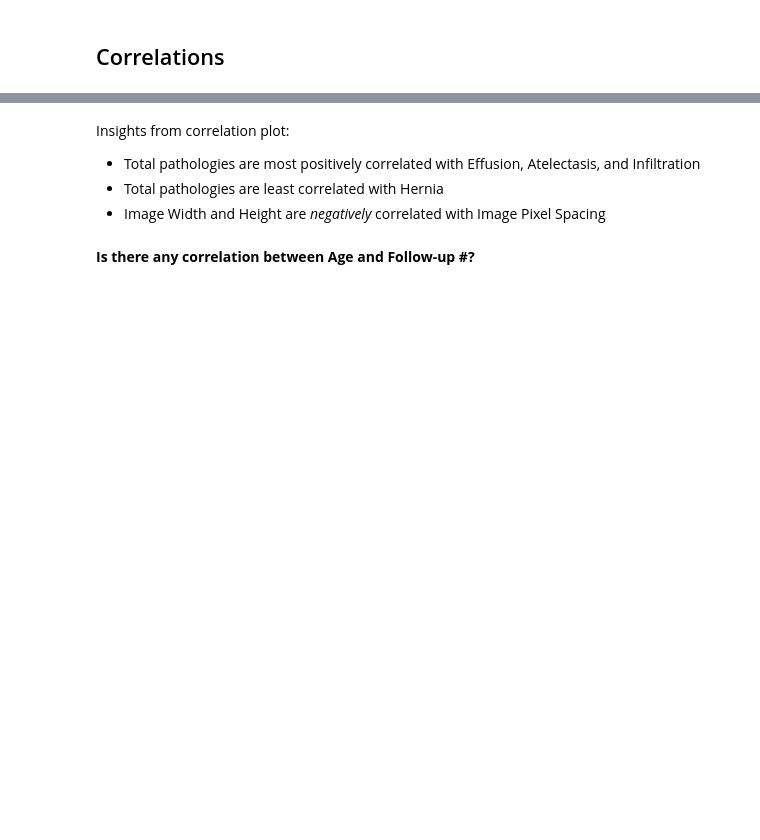
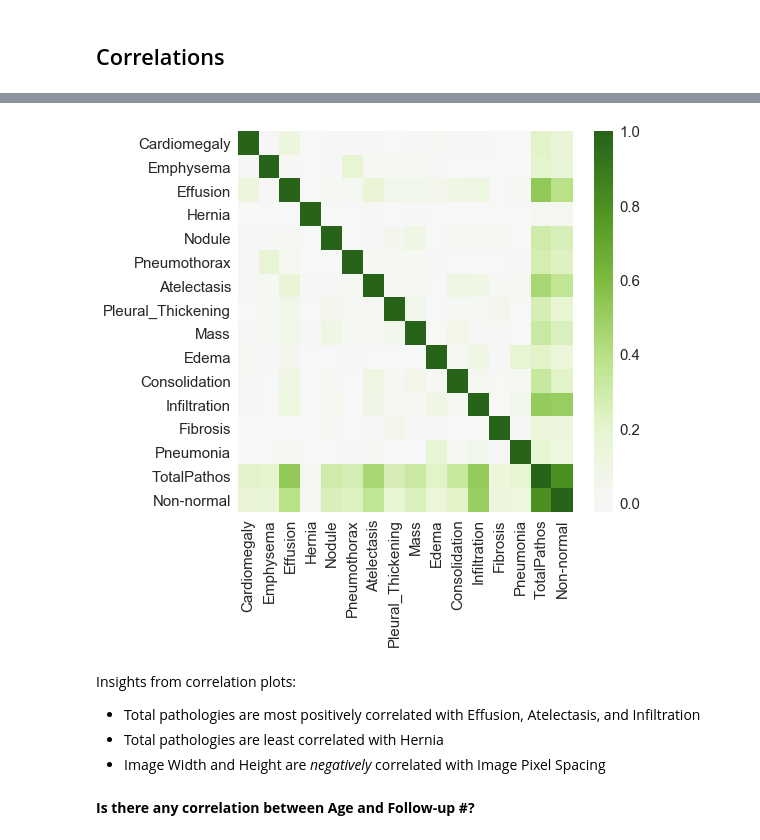
Before and after one commit to carterstowell/xray-vision, a Jupyter notebook: EDA/CXR-14_EDA.ipynb, the cells around one changed output, grey strips where cells are left out. Drawn from its saved outputs; the diff is of its cells as text; code cells hidden in the pictures; blank space fills up the shorter version.

```diff
--- a/EDA/CXR-14_EDA.ipynb
+++ b/EDA/CXR-14_EDA.ipynb
@@ -378,14 +402,16 @@ plt.savefig('charts/age_by_gender_all_xrays.png', bbox_inches='tight')
 # %%
 # Enlarge the plot
-plt.figure(figsize=(6,6))
+plt.figure(figsize=(7.5,7))
 
 # Calculate correlations
-corr = xrays.iloc[:, 0:10].corr()
+corr = xrays.iloc[:, 11:27].corr()
 
 # Heatmap
-sns.heatmap(corr, cmap='PiYG');
+sns.heatmap(corr, cmap='PiYG', center=0);
+# %% [output]
+[figure, added]
 # %% [markdown]
-Insights from correlation plot:
+Insights from correlation plots:
 - Total pathologies are most positively correlated with Effusion, Atelectasis, and Infiltration
 - Total pathologies are least correlated with Hernia
 - Image Width and Height are *negatively* correlated with Image Pixel Spacing
```
Also changed, not shown: parts of 29 cells of this notebook.
